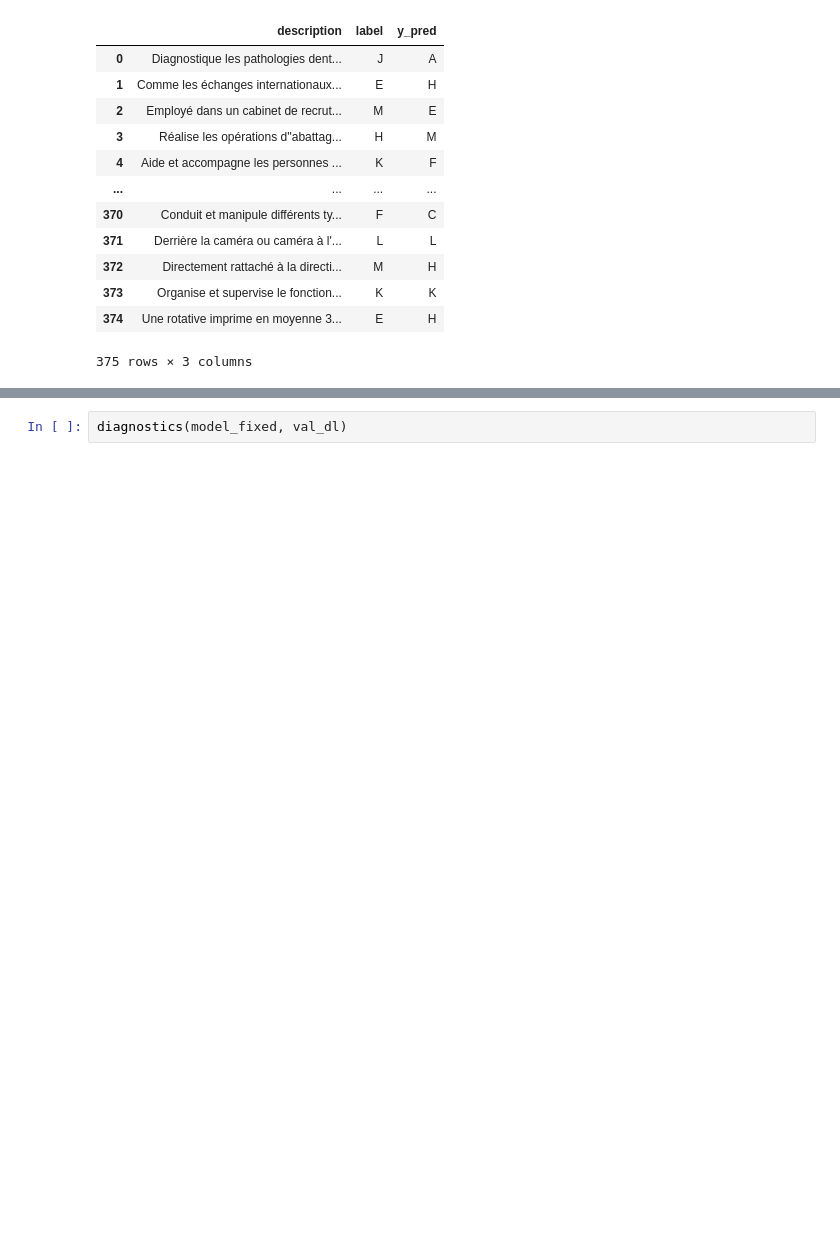
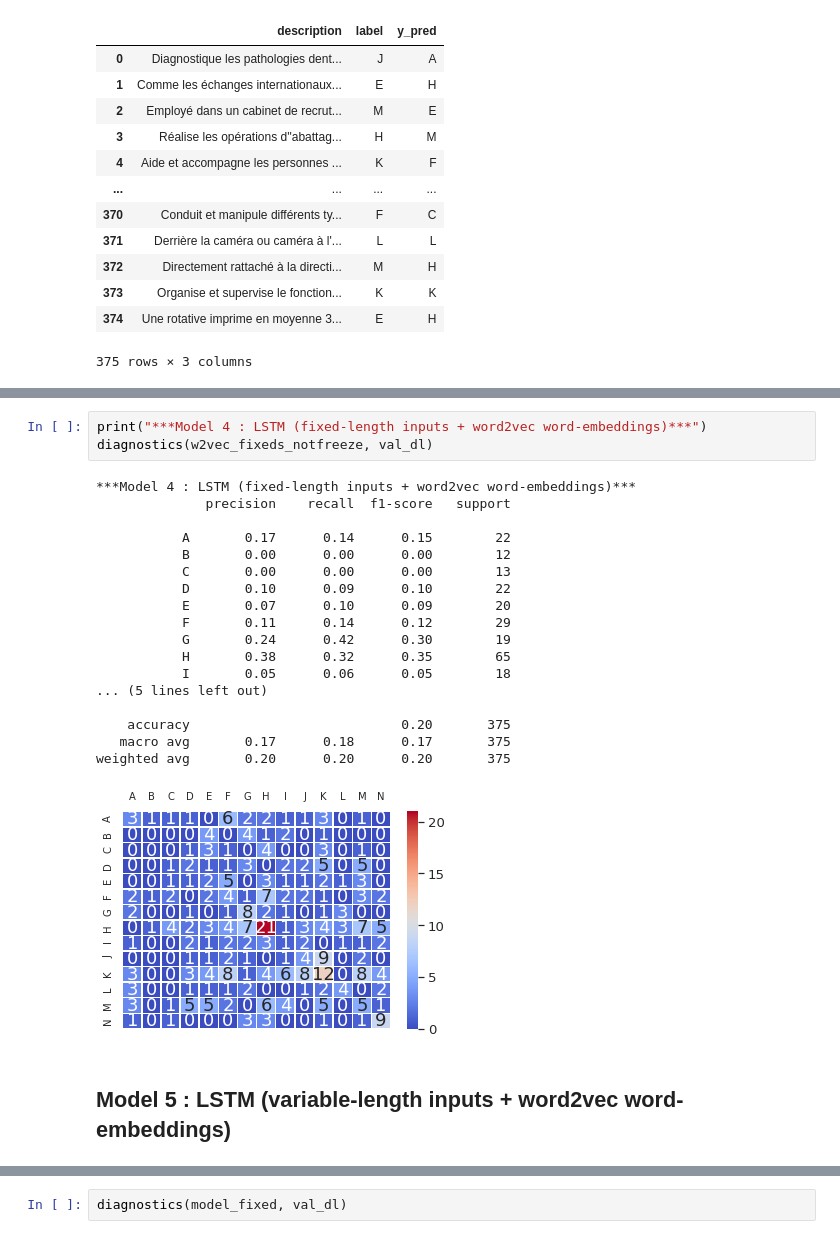
Before and after one commit to ARKEnsae/JobDomainPrediction_NLP, a Jupyter notebook: Prévision_catégorie_métier_ROME.ipynb, the cells around one changed output, grey strips where cells are left out. Cells and saved outputs as stored; diff of their text form; blank space fills up the shorter version.

```diff
--- a/Prévision_catégorie_métier_ROME.ipynb
+++ b/Prévision_catégorie_métier_ROME.ipynb
@@ -1275,0 +1340,24 @@ matrix_pred(model_fixed, val_dl)
+# %%
+print("***Model 4 : LSTM (fixed-length inputs + word2vec word-embeddings)***")
+diagnostics(w2vec_fixeds_notfreeze, val_dl)
+# %% [output]
+***Model 4 : LSTM (fixed-length inputs + word2vec word-embeddings)***
+              precision    recall  f1-score   support
+
+           A       0.17      0.14      0.15        22
+           B       0.00      0.00      0.00        12
+           C       0.00      0.00      0.00        13
+           D       0.10      0.09      0.10        22
+           E       0.07      0.10      0.09        20
+           F       0.11      0.14      0.12        29
+           G       0.24      0.42      0.30        19
+           H       0.38      0.32      0.35        65
+           I       0.05      0.06      0.05        18
+... (5 lines left out)
+
+    accuracy                           0.20       375
+   macro avg       0.17      0.18      0.17       375
+weighted avg       0.20      0.20      0.20       375
+[figure, added]
+# %% [markdown]
+## **Model 5** : LSTM (variable-length inputs + word2vec word-embeddings)
```
Also changed, not shown: parts of 66 cells of this notebook.
